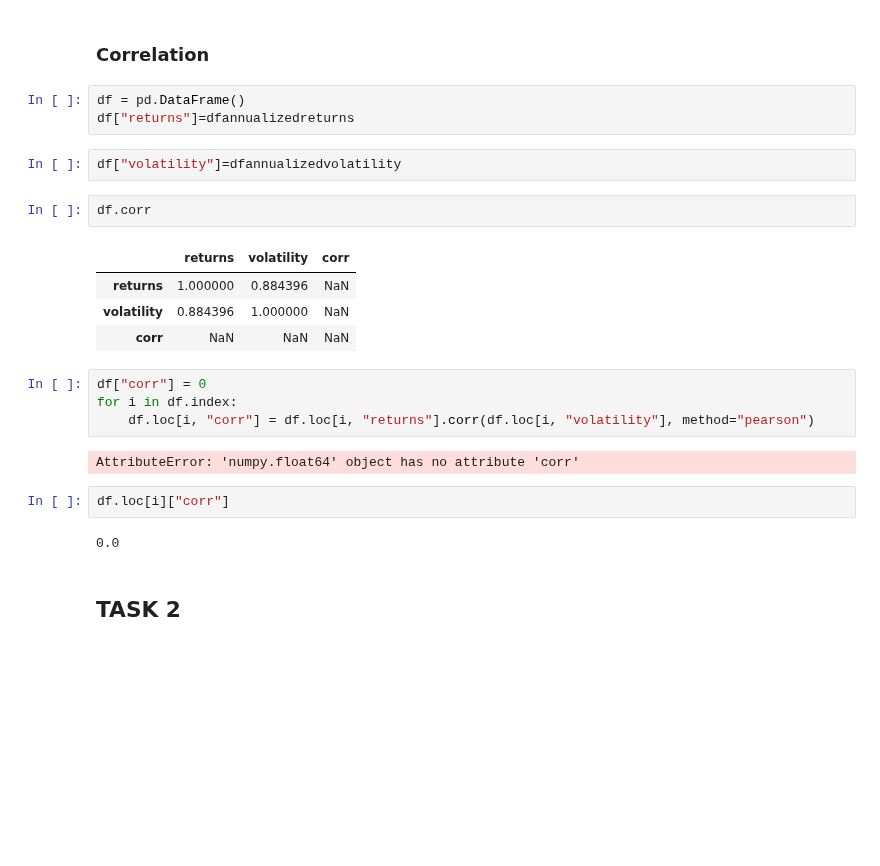
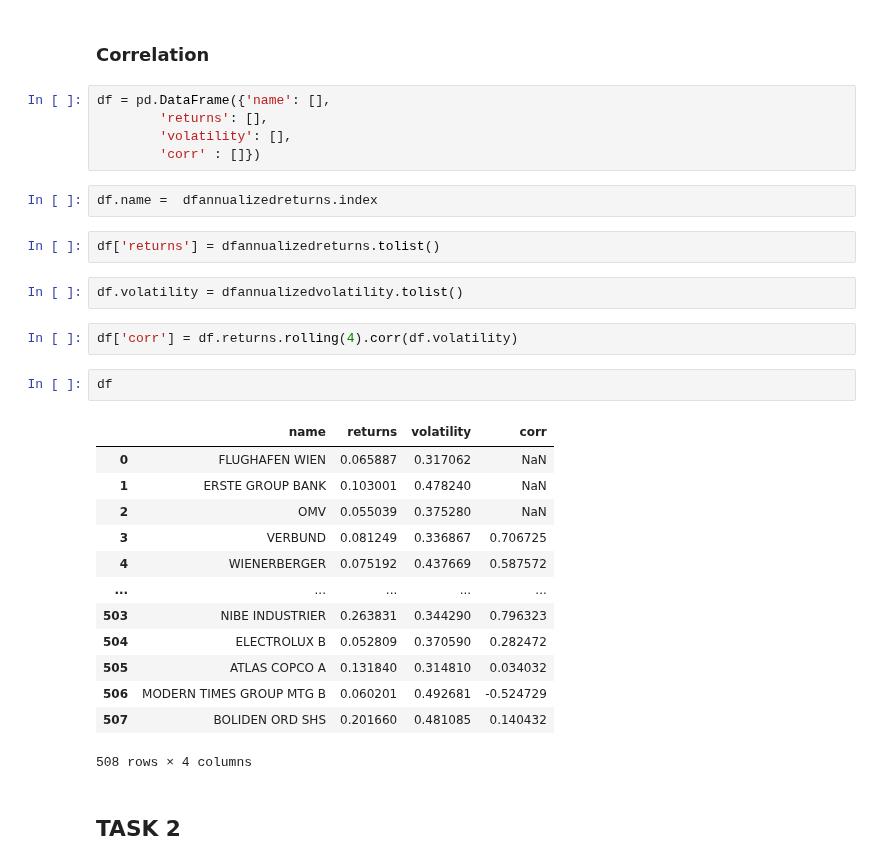
Before and after one commit to GiammarcoBozzelli/SEF, a Jupyter notebook: main.ipynb, the cells around one changed output. Cells and saved outputs as stored; diff of their text form; blank space fills up the shorter version.

```diff
--- a/main.ipynb
+++ b/main.ipynb
@@ -395,27 +400,34 @@ Compute and comment on the correlation between individual average RIs and volati
 # %% [markdown]
 ### Correlation
 # %%
-df = pd.DataFrame()
-df["returns"]=dfannualizedreturns
+df = pd.DataFrame({'name': [],
+        'returns': [],
+        'volatility': [],
+        'corr' : []})
+# %%
+df.name =  dfannualizedreturns.index
+# %%
+df['returns'] = dfannualizedreturns.tolist()
 # %%
-df["volatility"]=dfannualizedvolatility
+df.volatility = dfannualizedvolatility.tolist()
+# %%
+df['corr'] = df.returns.rolling(4).corr(df.volatility)
 # %%
-df.corr
+df
 # %% [output]
-|  | returns | volatility | corr |
-| returns | 1.000000 | 0.884396 | NaN |
-| volatility | 0.884396 | 1.000000 | NaN |
-| corr | NaN | NaN | NaN |
+|  | name | returns | volatility | corr |
+| 0 | FLUGHAFEN WIEN | 0.065887 | 0.317062 | NaN |
+| 1 | ERSTE GROUP BANK | 0.103001 | 0.478240 | NaN |
+| 2 | OMV | 0.055039 | 0.375280 | NaN |
+| 3 | VERBUND | 0.081249 | 0.336867 | 0.706725 |
+| 4 | WIENERBERGER | 0.075192 | 0.437669 | 0.587572 |
+| ... | ... | ... | ... | ... |
+| 503 | NIBE INDUSTRIER | 0.263831 | 0.344290 | 0.796323 |
+| 504 | ELECTROLUX B | 0.052809 | 0.370590 | 0.282472 |
+| 505 | ATLAS COPCO A | 0.131840 | 0.314810 | 0.034032 |
+| 506 | MODERN TIMES GROUP MTG B | 0.060201 | 0.492681 | -0.524729 |
+| 507 | BOLIDEN ORD SHS | 0.201660 | 0.481085 | 0.140432 |
+508 rows × 4 columns
-# %%
-df["corr"] = 0
-for i in df.index:
-    df.loc[i, "corr"] = df.loc[i, "returns"].corr(df.loc[i, "volatility"], method="pearson")
-# %% [output]
-AttributeError: 'numpy.float64' object has no attribute 'corr'
-# %%
-df.loc[i]["corr"]
-# %% [output]
-0.0
 # %% [markdown]
 ## TASK 2
 # %% [markdown]
```
Also changed, not shown: parts of 16 cells of this notebook.
